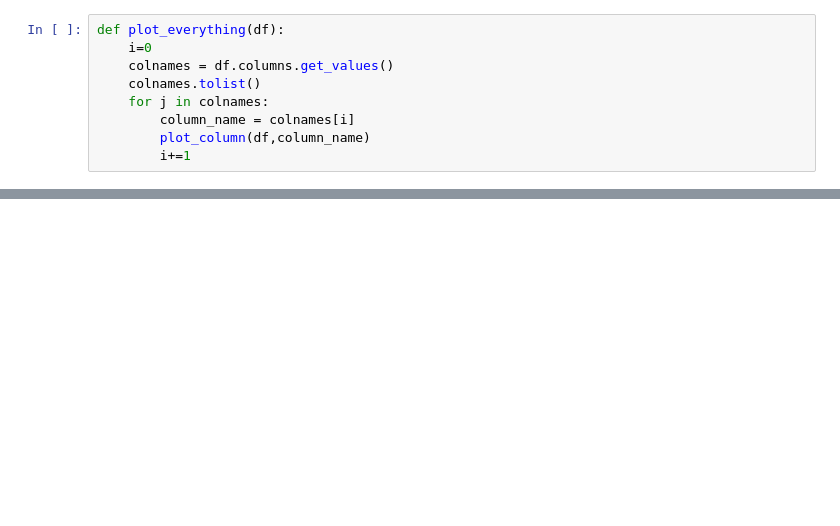
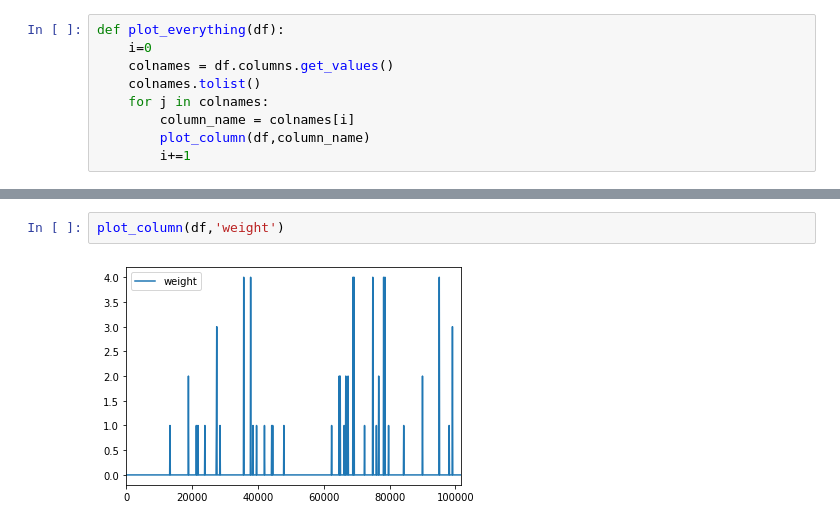
Before and after one commit to LaLoko/kuznia, a Jupyter notebook: cecha vs numer wiersza.ipynb, the cells around one changed output, grey strips where cells are left out. Saved outputs shown, nothing was run; the diff lists cells and outputs as text; blank space fills up the shorter version.

```diff
--- a/cecha vs numer wiersza.ipynb
+++ b/cecha vs numer wiersza.ipynb
@@ -64,0 +79,4 @@ plot_everything(df)
+# %%
+plot_column(df,'weight')
+# %% [output]
+[figure, added]
```
Also changed, not shown: parts of 7 cells of this notebook.
